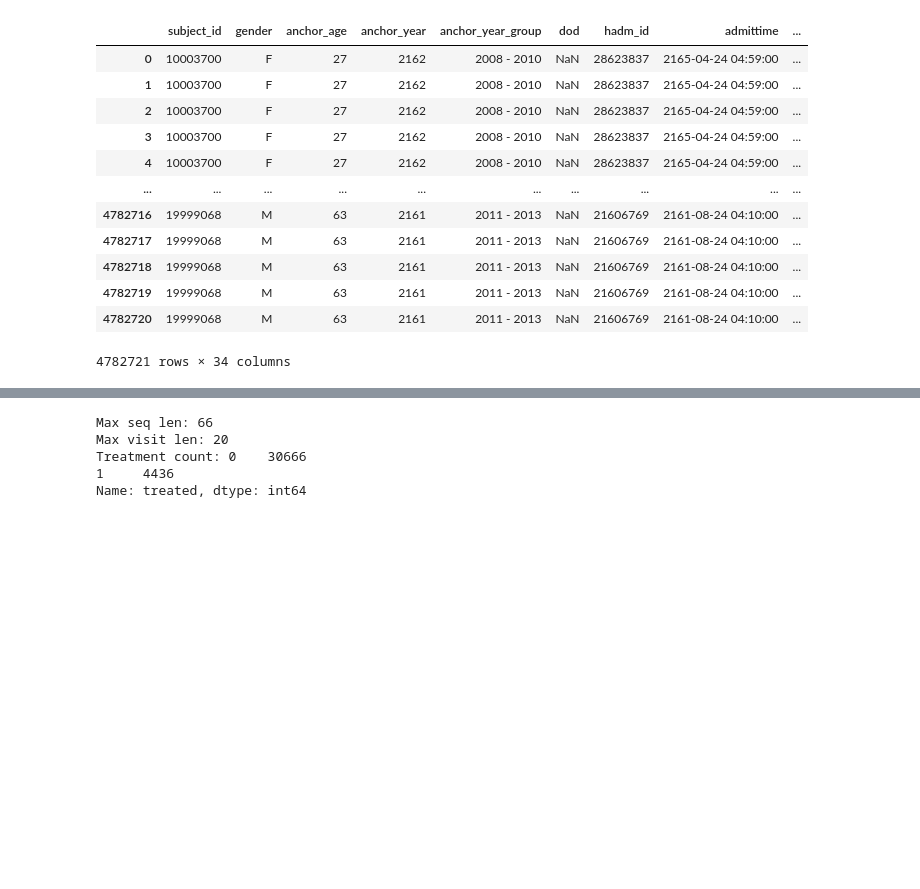
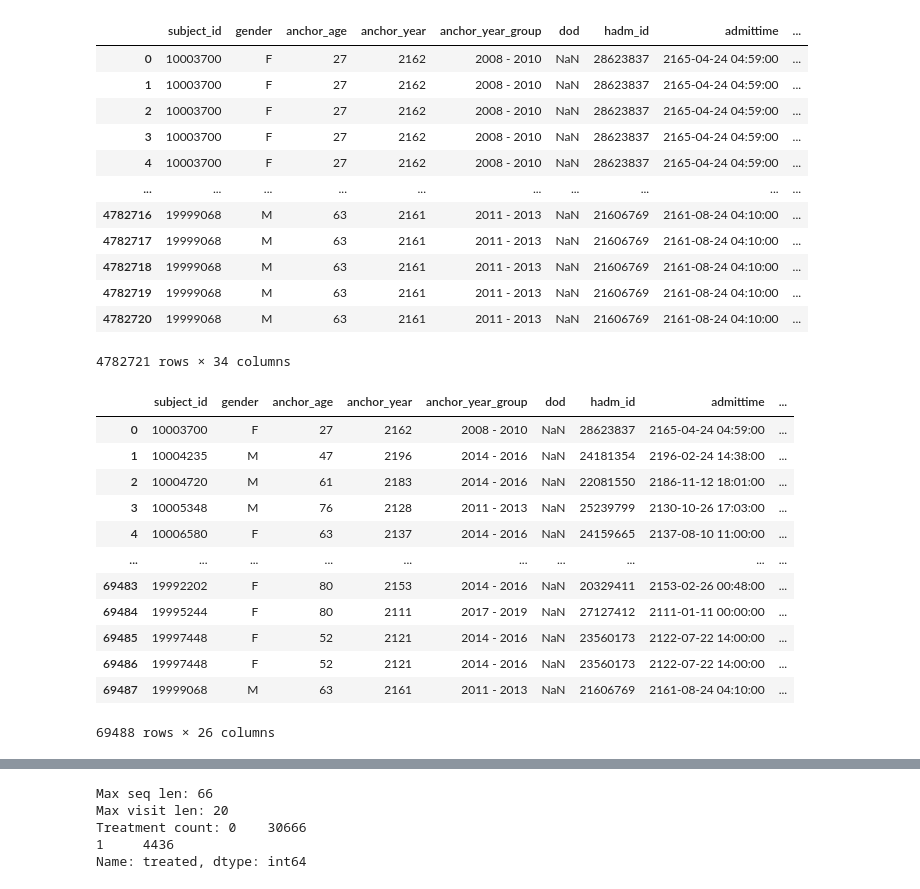
Before and after one commit to lnknguyen/transformer-cfr, a Jupyter notebook: notebooks/process_mimic.ipynb, the cells around one changed output, grey strips where cells are left out. Drawn from its saved outputs; the diff is of its cells as text; code cells hidden in the pictures; blank space fills up the shorter version.

```diff
--- a/notebooks/process_mimic.ipynb
+++ b/notebooks/process_mimic.ipynb
@@ -62,6 +62,23 @@ demo
 | 4782719 | 19999068 | M | 63 | 2161 | 2011 - 2013 | NaN | 21606769 | 2161-08-24 04:10:00 | ... |
 | 4782720 | 19999068 | M | 63 | 2161 | 2011 - 2013 | NaN | 21606769 | 2161-08-24 04:10:00 | ... |
 4782721 rows × 34 columns
+# %%
+t = pd.merge(pd.merge(pat,adm,on='subject_id'),ie,on=['subject_id', 'hadm_id'])
+t
+# %% [output]
+|  | subject_id | gender | anchor_age | anchor_year | anchor_year_group | dod | hadm_id | admittime | ... |
+| 0 | 10003700 | F | 27 | 2162 | 2008 - 2010 | NaN | 28623837 | 2165-04-24 04:59:00 | ... |
+| 1 | 10004235 | M | 47 | 2196 | 2014 - 2016 | NaN | 24181354 | 2196-02-24 14:38:00 | ... |
+| 2 | 10004720 | M | 61 | 2183 | 2014 - 2016 | NaN | 22081550 | 2186-11-12 18:01:00 | ... |
+| 3 | 10005348 | M | 76 | 2128 | 2011 - 2013 | NaN | 25239799 | 2130-10-26 17:03:00 | ... |
+| 4 | 10006580 | F | 63 | 2137 | 2014 - 2016 | NaN | 24159665 | 2137-08-10 11:00:00 | ... |
+| ... | ... | ... | ... | ... | ... | ... | ... | ... | ... |
+| 69483 | 19992202 | F | 80 | 2153 | 2014 - 2016 | NaN | 20329411 | 2153-02-26 00:48:00 | ... |
+| 69484 | 19995244 | F | 80 | 2111 | 2017 - 2019 | NaN | 27127412 | 2111-01-11 00:00:00 | ... |
+| 69485 | 19997448 | F | 52 | 2121 | 2014 - 2016 | NaN | 23560173 | 2122-07-22 14:00:00 | ... |
+| 69486 | 19997448 | F | 52 | 2121 | 2014 - 2016 | NaN | 23560173 | 2122-07-22 14:00:00 | ... |
+| 69487 | 19999068 | M | 63 | 2161 | 2011 - 2013 | NaN | 21606769 | 2161-08-24 04:10:00 | ... |
+69488 rows × 26 columns
 # %%
 # Group codes into sequence
 group_diag = demo.groupby(['subject_id','hadm_id'])['diag_icd_code'].apply(list)
```
Also changed, not shown: parts of 2 cells of this notebook, 24 other files.
